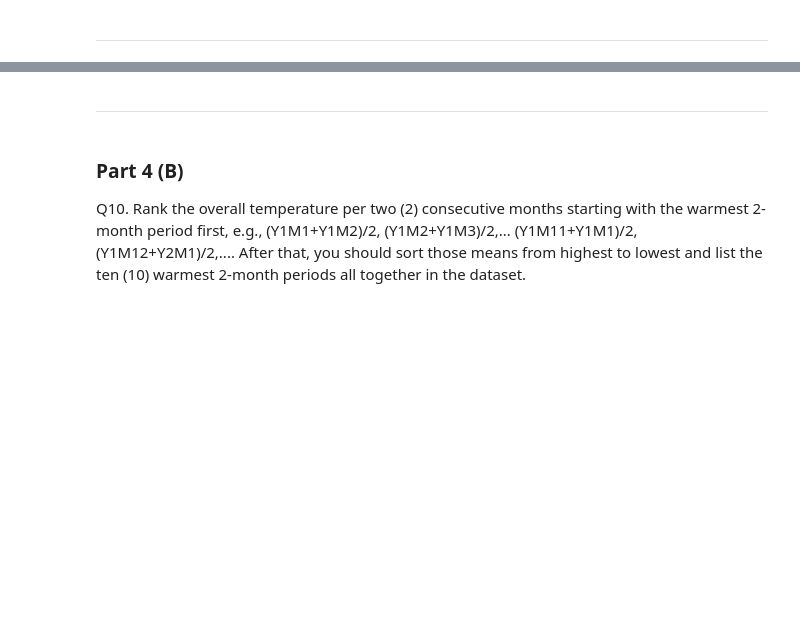
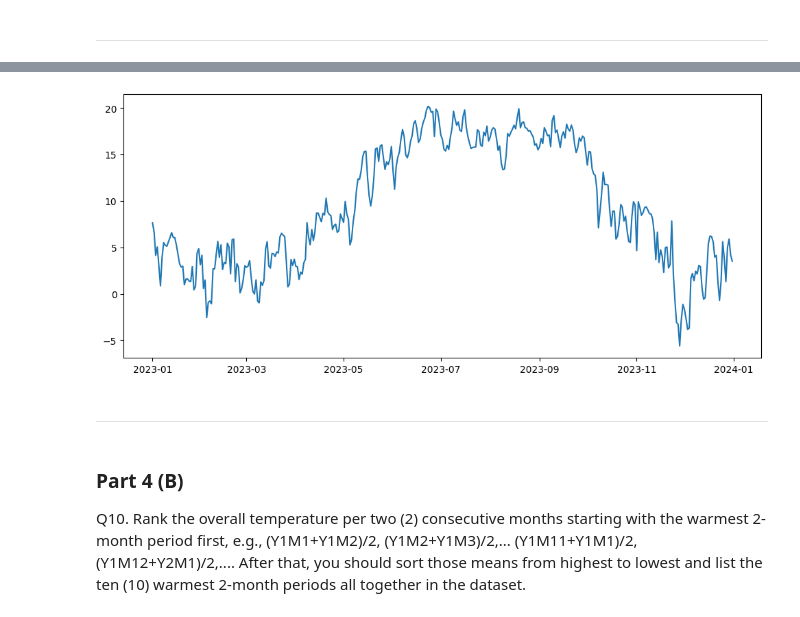
Before and after one commit to Globose/dv1597, a Jupyter notebook: a1/book.ipynb, the cells around one changed output, grey strips where cells are left out. Drawn from its saved outputs; the diff is of its cells as text; code cells hidden in the pictures; blank space fills up the shorter version.

```diff
--- a/a1/book.ipynb
+++ b/a1/book.ipynb
@@ -197,3 +241,16 @@ Q9. Calculate the mean temperature for each day in the year 2023 and then plot t
+# %%
+df_2023 = df.loc[112536:121295] # Slicing 2023 rows
+mean_values = df_2023.groupby('Datum')['Lufttemperatur'].mean().reset_index()
+
+mean_values['Datum'] = pd.to_datetime(mean_values['Datum'])
+
+fig = mpl.figure(figsize=(12, 5))
+ax = fig.add_subplot(1,1,1)
+
+ax.plot(mean_values['Datum'],mean_values['Lufttemperatur'])
+mpl.show()
+# %% [output]
+[figure, added]
 # %% [markdown]
 ***
 # %% [markdown]
```
Also changed, not shown: parts of 9 cells of this notebook, 1 other file.
